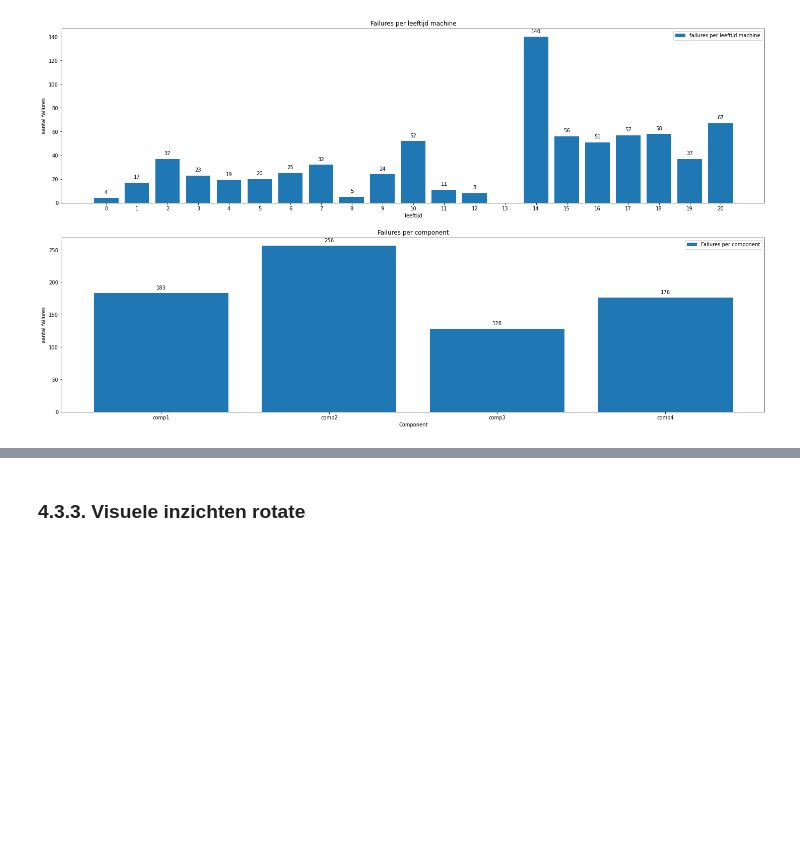
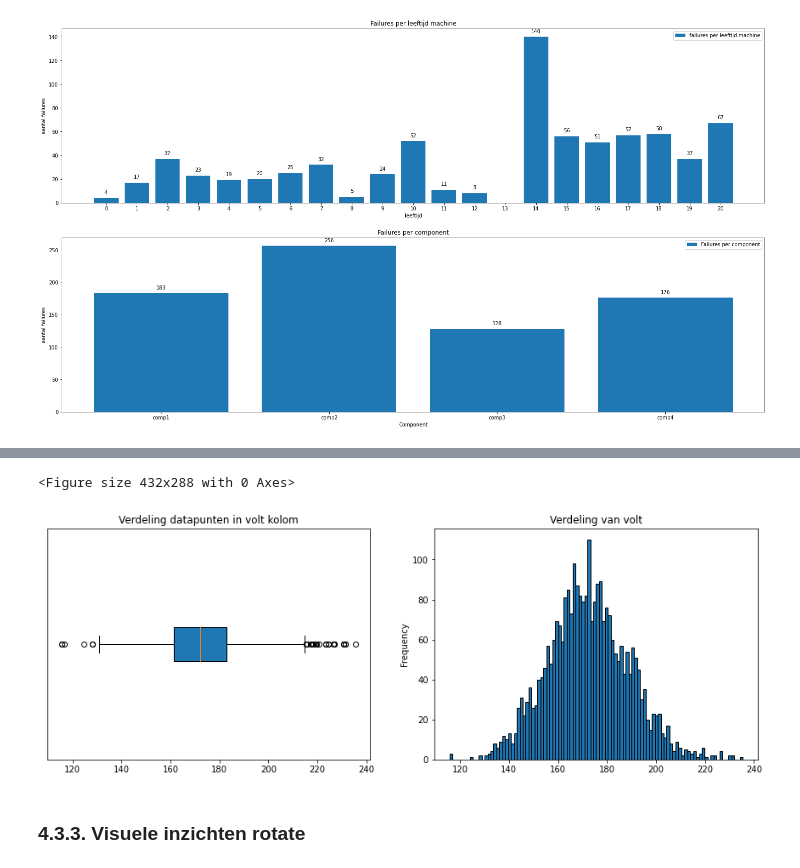
Before and after one commit to Intux404/Predictive_Maintenance, a Jupyter notebook: Predictive_Maintenance_nieuw.ipynb, the cells around one changed output, grey strips where cells are left out. Cells and saved outputs as stored; diff of their text form; code cells hidden in the pictures; blank space fills up the shorter version.

Commit message:
Update Visuals 24-1-2022

```diff
--- a/Predictive_Maintenance_nieuw.ipynb
+++ b/Predictive_Maintenance_nieuw.ipynb
@@ -1007,3 +1025,21 @@ plt.show()
+# %%
+def historyplot(df, feature_name, kind='hist', bins=100, log=True):
+    dfSmall_encoded[feature_name].plot(kind=kind, bins=bins, figsize=(15,5), title=f'Verdeling van {feature_name}', edgecolor='black')
+    plt.show()
+
+
+figBoxVolt = plt.figure() #creates the figure for the boxplot
+figBoxVolt, (ax1, ax2) = plt.subplots(nrows=1, ncols=2, figsize = (25,10)) #adds axis to the figure.
+
+ax1.boxplot(dfSmall_encoded.volt,vert=False, patch_artist=True) #creates a horizontal boxplot with color.
+ax1.set_yticks([]) #deletes the ticks on the y-axis
+ax1.set_title("Verdeling datapunten in volt kolom") #set's the title of the figure
+
+for volt in ['volt']:
+    historyplot(dfSmall_encoded, feature_name=volt, log=True, bins=100)
+# %% [output]
+<Figure size 432x288 with 0 Axes>
+[figure, added]
 # %% [markdown]
 ### 4.3.3. Visuele inzichten rotate <a class="anchor" id="Chapter4.3.3"></a><br>
 # %% [markdown]
```
Also changed, not shown: parts of 3 cells of this notebook.
